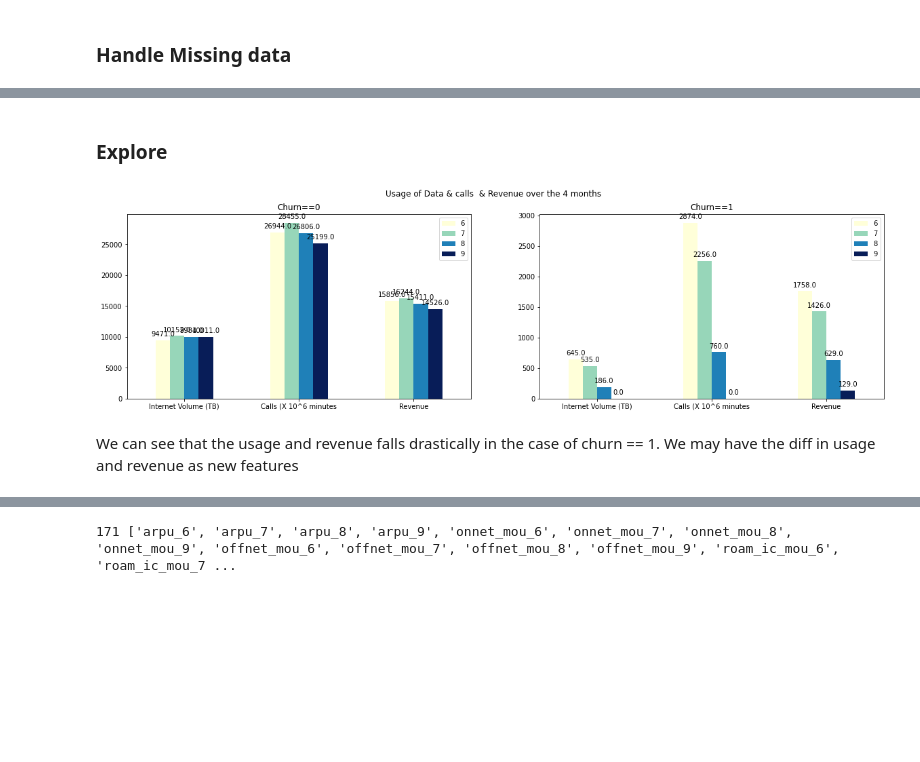
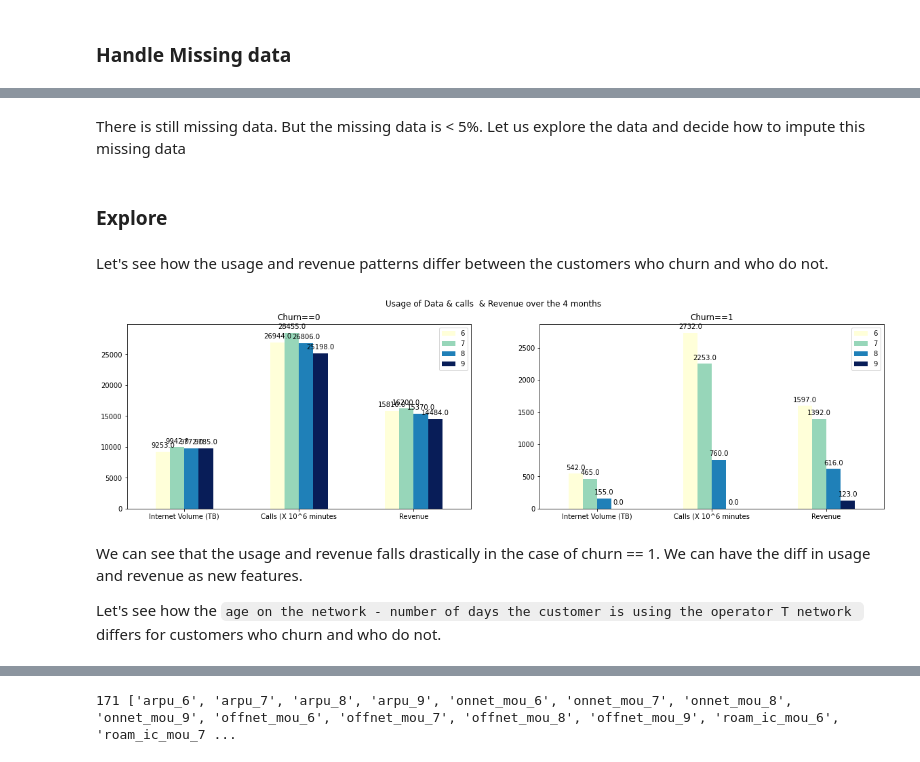
Before and after one commit to sreedevigattu/telecomchurn, a Jupyter notebook: telecomchurn.ipynb, the cells around one changed output, grey strips where cells are left out. Drawn from its saved outputs; the diff is of its cells as text; code cells hidden in the pictures; blank space fills up the shorter version.

````diff
--- a/telecomchurn.ipynb
+++ b/telecomchurn.ipynb
@@ -507,0 +557,5 @@ print(len(COLS_MISS), COLS_MISS)
+# %%
+print("Before: ", len(COLS_TO_DROP), COLS_TO_DROP)
+COLS_TO_DROP.extend(cols_all_same_value)
+COLS_TO_DROP.extend(cols_all_unique)
+print();print("After: ", len(COLS_TO_DROP), COLS_TO_DROP)
@@ -510,5 +573,5 @@ print(len(COLS_MISS), COLS_MISS)
 # %%
-print(df.shape, end='-->')
-df.drop(columns=COLS_MISS, inplace=True)
-print(df.shape)
+print("DF SHAPE", df.shape, end='')
+df.drop(columns=COLS_TO_DROP, inplace=True); df.reset_index(drop=True, inplace=True)
+print("-->", df.shape)
 # %% [output]
@@ -515,0 +581,3 @@ print(df.shape)
+# %%
+df_row_gt_80_miss = df[df.isna().sum(axis="columns") > 80]
+df_row_gt_80_miss.shape[0], 100 * df_row_gt_80_miss.shape[0]/df.shape[0]
@@ -515,0 +588,4 @@ print(df.shape)
+# %%
+print("DF SHAPE", df.shape, end='-->')
+df.drop(df_row_gt_80_miss.index, inplace=True);df.reset_index(drop=True, inplace=True)
+print(df.shape)
@@ -524,35 +622,42 @@ Columns with missing data: 112 65.5%
+# %% [markdown]
+There is still missing data. But the missing data is < 5%. Let us explore the data and decide how to impute this missing data
 # %% [markdown]
 ### Explore
+# %% [markdown]
+Let's see how the usage and revenue patterns differ between the customers who churn and who do not.
 # %%
-COLS_ = ['vol_2g_mb', 'vol_3g_mb', 'total_ic_mou', 'total_og_mou', 'arpu']
+cols_ = ['vol_2g_mb', 'vol_3g_mb', 'total_ic_mou', 'total_og_mou', 'arpu']
 
-df_0 = pd.DataFrame(columns=COLS_)
-df_1 = pd.DataFrame(columns=COLS_)
+df_0 = pd.DataFrame(columns=cols_)
+df_1 = pd.DataFrame(columns=cols_)
 for mon in [6, 7, 8, 9]:
-    for col in COLS_:
+    for col in cols_:
         #print(mon, f'{col}_{mon}', int(df[f'{col}_{mon}'].sum()))
         df_0.loc[f'{mon}', col] = int(df[df['churn']==0][f'{col}_{mon}'].sum()/1000)
         df_1.loc[f'{mon}', col] = int(df[df['churn']==1][f'{col}_{mon}'].sum()/1000)
 
-COLS_USAGE_REVENUE = ['Internet Volume (TB)', 'Calls (X 10^6 minutes', 'Revenue']
+
+LABELS_USAGE_REVENUE = ['Internet Volume (TB)', 'Calls (X 10^6 minutes', 'Revenue']
 df_0['Internet Volume (TB)'] = df_0['vol_2g_mb']+df_0['vol_3g_mb']
 df_0['Calls (X 10^6 minutes'] = df_0['total_ic_mou']+df_0['total_og_mou']
 df_0.rename(columns={'arpu':'Revenue'}, inplace=True)
-df_0 = df_0[COLS_USAGE_REVENUE].transpose()
+df_0 = df_0[LABELS_USAGE_REVENUE].transpose()
 
 df_1['Internet Volume (TB)'] = df_1['vol_2g_mb']+df_1['vol_3g_mb']
 df_1['Calls (X 10^6 minutes'] = df_1['total_ic_mou']+df_1['total_og_mou']
 df_1.rename(columns={'arpu':'Revenue'}, inplace=True)
-df_1 = df_1[COLS_USAGE_REVENUE].transpose()
+df_1 = df_1[LABELS_USAGE_REVENUE].transpose()
 
 fig = plt.figure(figsize=(20,5)); fig.suptitle("Usage of Data & calls  & Revenue over the 4 months")
-ax = plt.subplot(1,2,1); ax = df_0.plot.bar(cmap='YlGnBu', ax=ax); annotate(ax, title="Churn==0"); ax.set_xticklabels(COLS_USAGE_REVENUE, rotation=0)
-ax = plt.subplot(1,2,2); ax = df_1.plot.bar(cmap='YlGnBu', ax=ax); annotate(ax, title="Churn==1"); ax.set_xticklabels(COLS_USAGE_REVENUE, rotation=0)
+ax = plt.subplot(1,2,1); ax = df_0.plot.bar(cmap='YlGnBu', ax=ax); annotate(ax, title="Churn==0"); ax.set_xticklabels(LABELS_USAGE_REVENUE, rotation=0)
+ax = plt.subplot(1,2,2); ax = df_1.plot.bar(cmap='YlGnBu', ax=ax); annotate(ax, title="Churn==1"); ax.set_xticklabels(LABELS_USAGE_REVENUE, rotation=0)
 print()
 # %% [output]
-[figure, old version]
+[figure, new version]
 # %% [markdown]
-We can see that the usage and revenue falls drastically in the case of churn == 1. We may have the diff in usage and revenue as new features
+We can see that the usage and revenue falls drastically in the case of churn == 1. We can have the diff in usage and revenue as new features.
+
+Let's see how the ```age on the network - number of days the customer is using the operator T network ```differs for customers who churn and who do not.
 # %%
 df_0 = df[df['churn']==0];print('df_0', df_0.shape[0])
 df_1 = df[df['churn']==1];print('df_1', df_1.shape[0])
````
Also changed, not shown: parts of 61 cells of this notebook.
